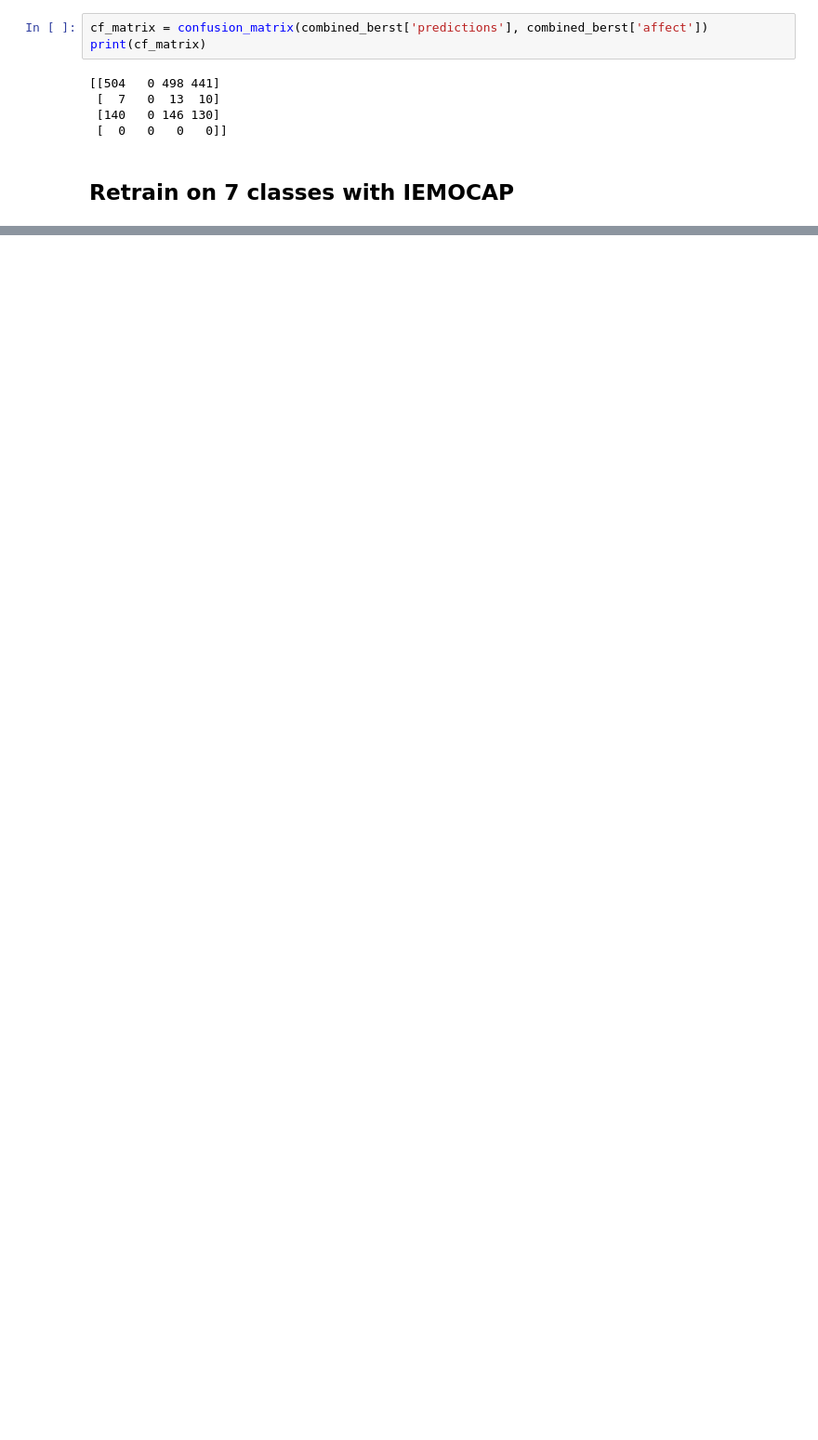
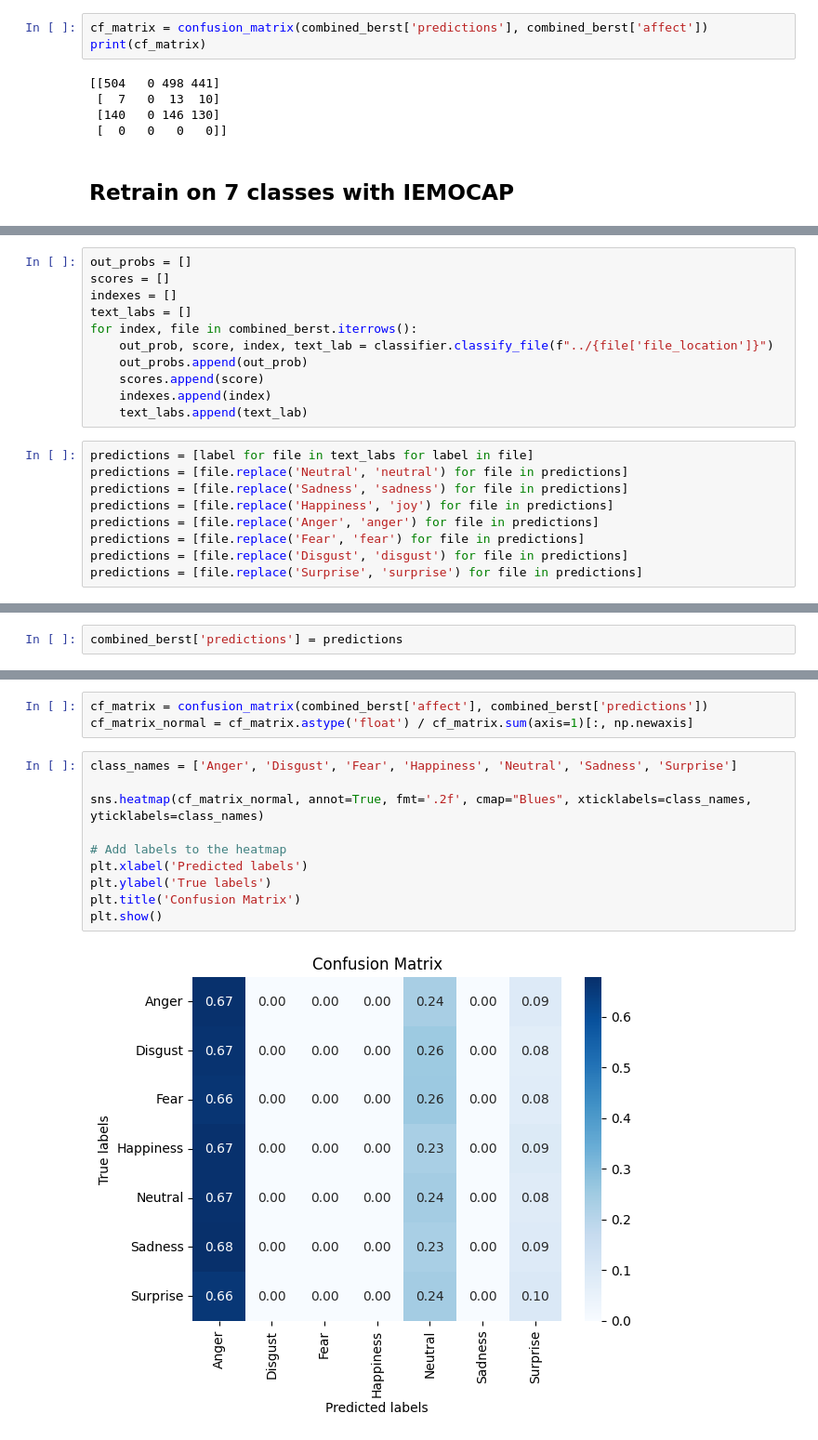
Before and after one commit to rosielab/BERSt, a Jupyter notebook: speech_brain/benchmark.ipynb, the cells around one changed output, grey strips where cells are left out. Shown at 93% size. Saved outputs shown, nothing was run; the diff lists cells and outputs as text; blank space fills up the shorter version.

```diff
--- a/speech_brain/benchmark.ipynb
+++ b/speech_brain/benchmark.ipynb
@@ -102,0 +157,20 @@ print(cf_matrix)
+# %%
+out_probs = []
+scores = []
+indexes = []
+text_labs = []
+for index, file in combined_berst.iterrows():
+    out_prob, score, index, text_lab = classifier.classify_file(f"../{file['file_location']}")
+    out_probs.append(out_prob)
+    scores.append(score)
+    indexes.append(index)
+    text_labs.append(text_lab)
+# %%
+predictions = [label for file in text_labs for label in file]
+predictions = [file.replace('Neutral', 'neutral') for file in predictions]
+predictions = [file.replace('Sadness', 'sadness') for file in predictions]
+predictions = [file.replace('Happiness', 'joy') for file in predictions]
+predictions = [file.replace('Anger', 'anger') for file in predictions]
+predictions = [file.replace('Fear', 'fear') for file in predictions]
+predictions = [file.replace('Disgust', 'disgust') for file in predictions]
+predictions = [file.replace('Surprise', 'surprise') for file in predictions]
@@ -102,0 +197,2 @@ print(cf_matrix)
+# %%
+combined_berst['predictions'] = predictions
@@ -102,0 +207,15 @@ print(cf_matrix)
+# %%
+cf_matrix = confusion_matrix(combined_berst['affect'], combined_berst['predictions'])
+cf_matrix_normal = cf_matrix.astype('float') / cf_matrix.sum(axis=1)[:, np.newaxis]
+# %%
+class_names = ['Anger', 'Disgust', 'Fear', 'Happiness', 'Neutral', 'Sadness', 'Surprise']
+
+sns.heatmap(cf_matrix_normal, annot=True, fmt='.2f', cmap="Blues", xticklabels=class_names, yticklabels=class_names)
+
+# Add labels to the heatmap
+plt.xlabel('Predicted labels')
+plt.ylabel('True labels')
+plt.title('Confusion Matrix')
+plt.show()
+# %% [output]
+[figure, added]
```
Also changed, not shown: parts of 25 cells of this notebook, 4 other files.
